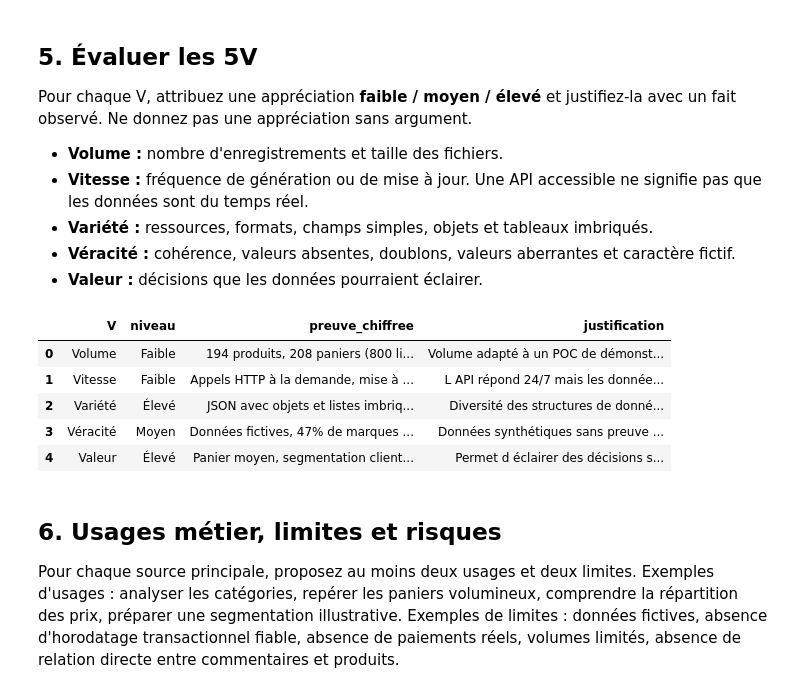
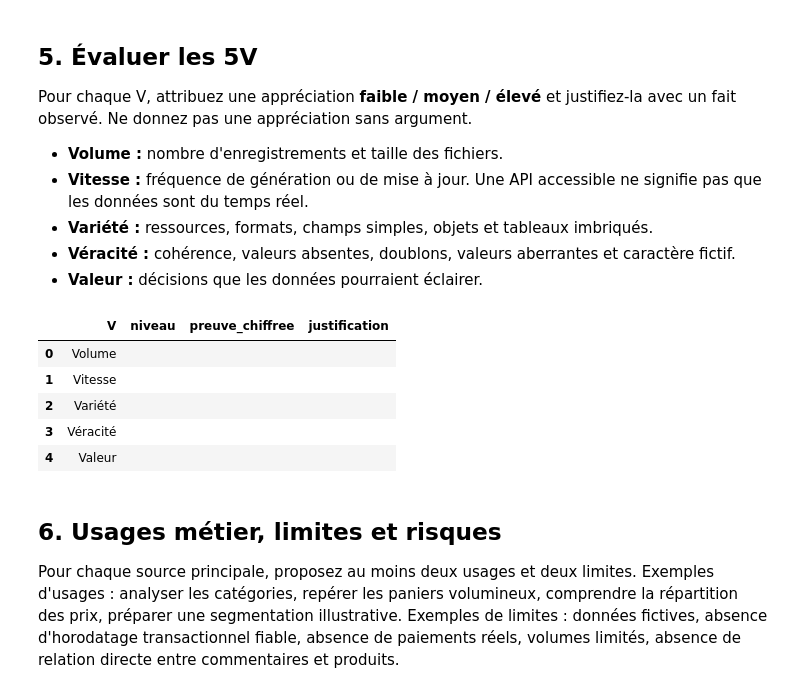
Before and after one commit to LudwigPosn1/Big-Data-Projet-POISSON-Ludwig, a Jupyter notebook: notebooks/01_atelier_exploration_sources.ipynb, the cells around one changed output. Drawn from its saved outputs; the diff is of its cells as text; code cells hidden in the pictures.

```diff
--- a/notebooks/01_atelier_exploration_sources.ipynb
+++ b/notebooks/01_atelier_exploration_sources.ipynb
@@ -263,22 +259,22 @@ Pour chaque V, attribuez une appréciation **faible / moyen / élevé** et justi
 - **Variété :** ressources, formats, champs simples, objets et tableaux imbriqués.
 - **Véracité :** cohérence, valeurs absentes, doublons, valeurs aberrantes et caractère fictif.
 - **Valeur :** décisions que les données pourraient éclairer.
-# %%
-analyse_5v = pd.DataFrame([
-    {"V":"Volume","niveau":"Faible","preuve_chiffree":"194 produits, 208 paniers (800 lignes), 208 users (< 1 Mo)","justification":"Volume adapté à un POC de démonstration, mais très faible comparé au Big Data réel (Go/To)."},
-    {"V":"Vitesse","niveau":"Faible","preuve_chiffree":"Appels HTTP à la demande, mise à jour statique","justification":"L API répond 24/7 mais les données sont statiques et ne constituent pas un flux transactionnel temps réel."},
-    {"V":"Variété","niveau":"Élevé","preuve_chiffree":"JSON avec objets et listes imbriqués (produits dans paniers, adresses dans users)","justification":"Diversité des structures de données semi-structurées avec hiérarchies et sous-documents."},
-    {"V":"Véracité","niveau":"Moyen","preuve_chiffree":"Données fictives, 47% de marques manquantes, dates simulées","justification":"Données synthétiques sans preuve de paiement/livraison réelle, nécessitant un nettoyage rigoureux."},
-    {"V":"Valeur","niveau":"Élevé","preuve_chiffree":"Panier moyen, segmentation client, recommandation d articles","justification":"Permet d éclairer des décisions stratégiques (gestion des stocks, cross-selling, marketing)."},
-])
-display(analyse_5v)
-# %% [output]
-|  | V | niveau | preuve_chiffree | justification |
-| 0 | Volume | Faible | 194 produits, 208 paniers (800 li... | Volume adapté à un POC de démonst... |
-| 1 | Vitesse | Faible | Appels HTTP à la demande, mise à ... | L API répond 24/7 mais les donnée... |
-| 2 | Variété | Élevé | JSON avec objets et listes imbriq... | Diversité des structures de donné... |
-| 3 | Véracité | Moyen | Données fictives, 47% de marques ... | Données synthétiques sans preuve ... |
-| 4 | Valeur | Élevé | Panier moyen, segmentation client... | Permet d éclairer des décisions s... |
+# %%
+analyse_5v = pd.DataFrame([
+    {"V":"Volume","niveau":"","preuve_chiffree":"","justification":""},
+    {"V":"Vitesse","niveau":"","preuve_chiffree":"","justification":""},
+    {"V":"Variété","niveau":"","preuve_chiffree":"","justification":""},
+    {"V":"Véracité","niveau":"","preuve_chiffree":"","justification":""},
+    {"V":"Valeur","niveau":"","preuve_chiffree":"","justification":""},
+])
+display(analyse_5v)
+# %% [output]
+|  | V | niveau | preuve_chiffree | justification |
+| 0 | Volume |  |  |  |
+| 1 | Vitesse |  |  |  |
+| 2 | Variété |  |  |  |
+| 3 | Véracité |  |  |  |
+| 4 | Valeur |  |  |  |
 # %% [markdown]
 ## 6. Usages métier, limites et risques
 
```
Also changed, not shown: parts of 6 cells of this notebook, 5 other files.
